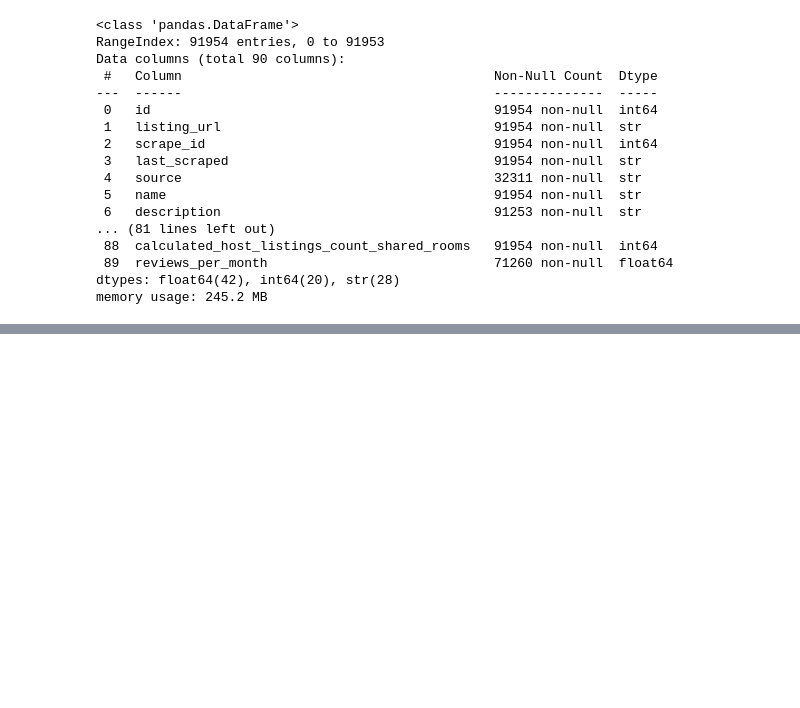
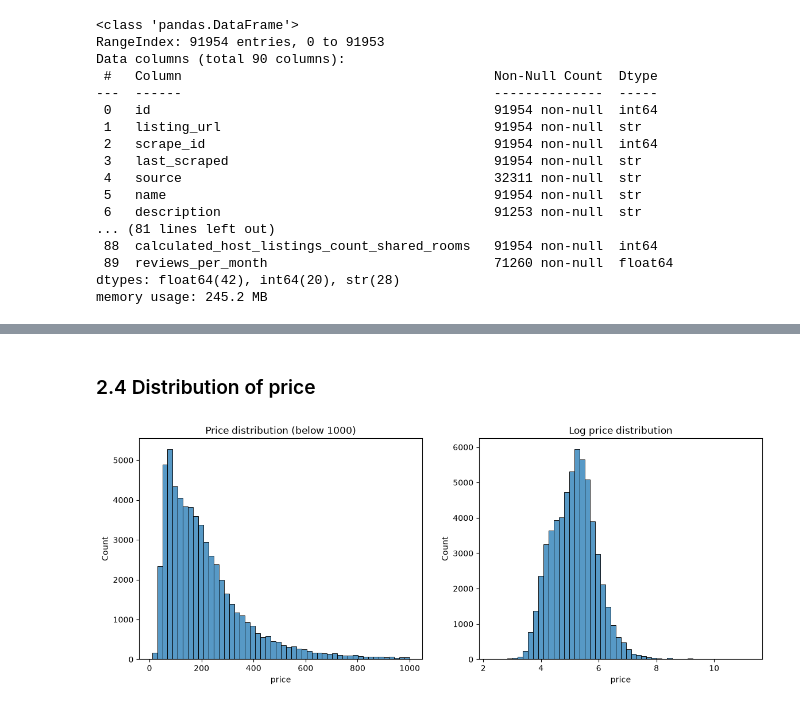
Before and after one commit to salimovazizbek-bit/london-airbnb-price-prediction, a Jupyter notebook: airbnb_price_prediction.ipynb, the cells around one changed output, grey strips where cells are left out. Drawn from its saved outputs; the diff is of its cells as text; code cells hidden in the pictures; blank space fills up the shorter version.

```diff
--- a/airbnb_price_prediction.ipynb
+++ b/airbnb_price_prediction.ipynb
@@ -62,0 +87,3 @@ memory usage: 245.2 MB
+# %%
+df = df.dropna(axis=1, thresh=len(df) * 0.6)
+print('Shape after dropping columns:', df.shape)
@@ -62,0 +92,7 @@ memory usage: 245.2 MB
+# %%
+columns = ['id', 'host_is_superhost', 'host_listings_count', 'neighbourhood_cleansed', 'latitude', 'longitude',
+           'property_type', 'room_type', 'accommodates', 'bathrooms_text', 'bedrooms', 'beds', 'amenities', 'price',
+           'minimum_nights', 'maximum_nights', 'availability_30', 'availability_365', 'number_of_reviews',
+           'review_scores_rating']
+df = df[columns].copy()
+df.head()
@@ -62,0 +112,3 @@ memory usage: 245.2 MB
+# %%
+df['price'] = df['price'].str.replace('$', '', regex=False).str.replace(',', '', regex=False).astype(float)
+print('Listings without price:', df['price'].isnull().sum())
@@ -62,0 +124,3 @@ memory usage: 245.2 MB
+# %%
+df = df.dropna(subset=['price'])
+df.shape
@@ -62,0 +185,12 @@ memory usage: 245.2 MB
+# %% [markdown]
+### 2.4 Distribution of price
+# %%
+fig, ax = plt.subplots(ncols=2, figsize=(14, 5))
+sns.histplot(df[df['price'] < 1000]['price'], bins=50, ax=ax[0])
+ax[0].set_title('Price distribution (below 1000)')
+sns.histplot(np.log(df['price']), bins=50, ax=ax[1])
+ax[1].set_title('Log price distribution')
+plt.savefig('figures/price_distribution.png', bbox_inches='tight')
+plt.show()
+# %% [output]
+[figure, added]
```
Also changed, not shown: parts of 23 cells of this notebook, 7 other files.
